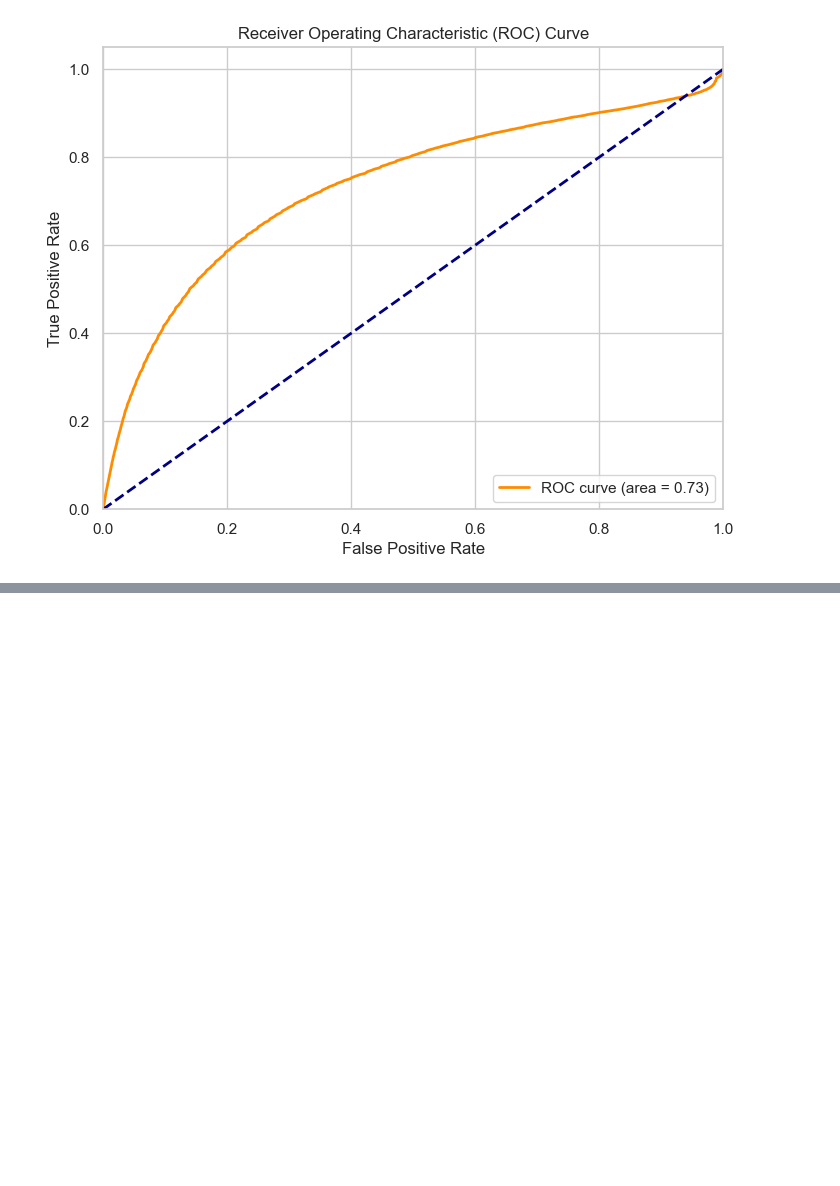
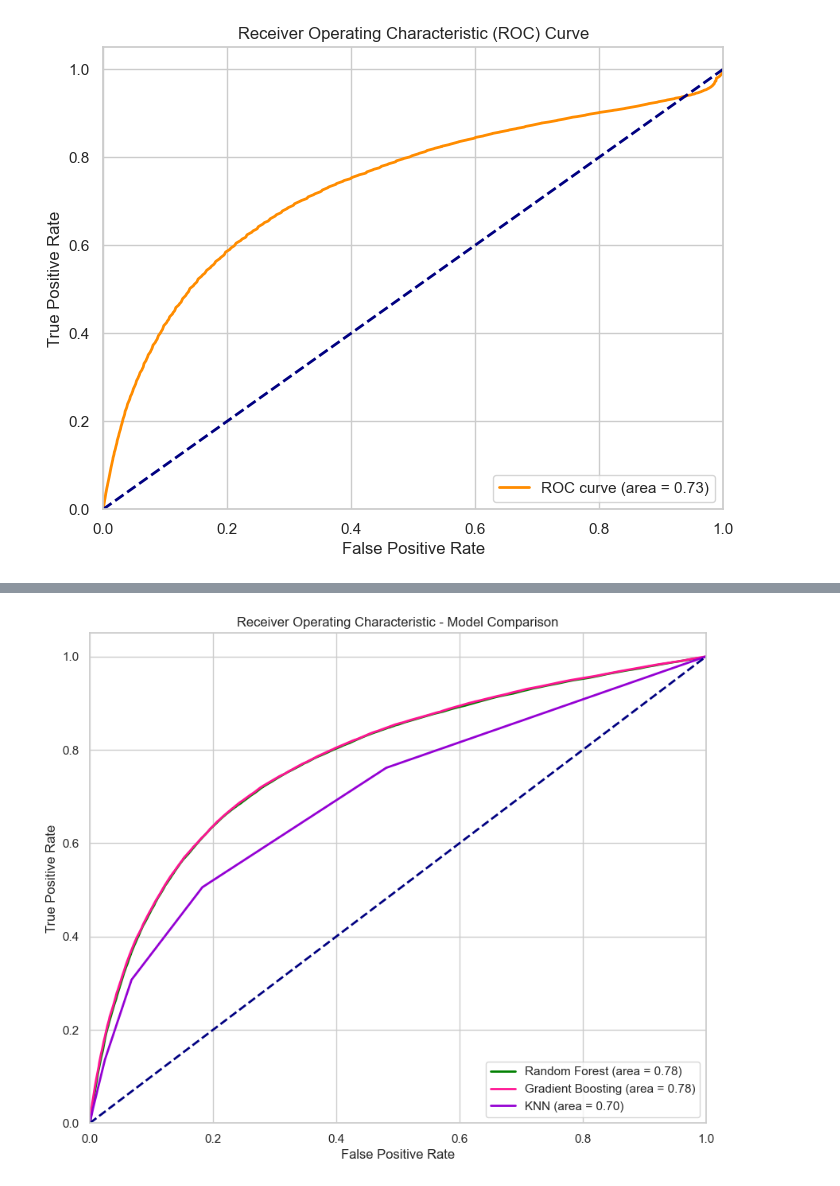
Before and after one commit to MiriJ15/Covid19-Demographic-Analysis, a Jupyter notebook: analysis.ipynb, the cells around one changed output, grey strips where cells are left out. Drawn from its saved outputs; the diff is of its cells as text; code cells hidden in the pictures; blank space fills up the shorter version.

```diff
--- a/analysis.ipynb
+++ b/analysis.ipynb
@@ -163,3 +163,74 @@ plt.show()
 # %% [output]
 [figure]
 [figure]
+# %%
+from sklearn.ensemble import RandomForestClassifier, GradientBoostingClassifier
+from sklearn.neighbors import KNeighborsClassifier
+
+# Random Forest Classifier
+rf_model = RandomForestClassifier(random_state=42)
+rf_model.fit(X_train_scaled, y_train)
+rf_y_pred = rf_model.predict(X_test_scaled)
+
+# Evaluate Random Forest Classifier
+rf_accuracy = accuracy_score(y_test, rf_y_pred)
+rf_classification_report = classification_report(y_test, rf_y_pred)
+print(f"Random Forest Model Evaluation:\n")
+print(f"Accuracy: {rf_accuracy:.2f}\n")
+print("Classification Report:")
+print(rf_classification_report)
+
+# Gradient Boosting Classifier
+gb_model = GradientBoostingClassifier(random_state=42)
+gb_model.fit(X_train_scaled, y_train)
+gb_y_pred = gb_model.predict(X_test_scaled)
+
+# Evaluate Gradient Boosting Classifier
+gb_accuracy = accuracy_score(y_test, gb_y_pred)
+gb_classification_report = classification_report(y_test, gb_y_pred)
+print(f"\nGradient Boosting Model Evaluation:\n")
+print(f"Accuracy: {gb_accuracy:.2f}\n")
+print("Classification Report:")
+print(gb_classification_report)
+
+# K-Nearest Neighbors Classifier
+knn_model = KNeighborsClassifier()
+knn_model.fit(X_train_scaled, y_train)
+knn_y_pred = knn_model.predict(X_test_scaled)
+
+# Evaluate K-Nearest Neighbors Classifier
+knn_accuracy = accuracy_score(y_test, knn_y_pred)
+knn_classification_report = classification_report(y_test, knn_y_pred)
+print(f"\nK-Nearest Neighbors Model Evaluation:\n")
+print(f"Accuracy: {knn_accuracy:.2f}\n")
+print("Classification Report:")
+print(knn_classification_report)
+
+# Compare AUC for Random Forest, Gradient Boosting, and KNN
+rf_y_pred_prob = rf_model.predict_proba(X_test_scaled)[:, 1]
+gb_y_pred_prob = gb_model.predict_proba(X_test_scaled)[:, 1]
+knn_y_pred_prob = knn_model.predict_proba(X_test_scaled)[:, 1]
+
+# Calculate ROC Curve and AUC
+rf_fpr, rf_tpr, _ = roc_curve(y_test, rf_y_pred_prob, pos_label=2)
+gb_fpr, gb_tpr, _ = roc_curve(y_test, gb_y_pred_prob, pos_label=2)
+knn_fpr, knn_tpr, _ = roc_curve(y_test, knn_y_pred_prob, pos_label=2)
+
+rf_roc_auc = auc(rf_fpr, rf_tpr)
+gb_roc_auc = auc(gb_fpr, gb_tpr)
+knn_roc_auc = auc(knn_fpr, knn_tpr)
+
+# Plot ROC Curves for comparison
+plt.figure(figsize=(10, 8))
+plt.plot(rf_fpr, rf_tpr, color='green', lw=2, label=f'Random Forest (area = {rf_roc_auc:.2f})')
+plt.plot(gb_fpr, gb_tpr, color='deeppink', lw=2, label=f'Gradient Boosting (area = {gb_roc_auc:.2f})')
+plt.plot(knn_fpr, knn_tpr, color='darkviolet', lw=2, label=f'KNN (area = {knn_roc_auc:.2f})')
+plt.plot([0, 1], [0, 1], color='navy', lw=2, linestyle='--')
+plt.xlim([0.0, 1.0])
+plt.ylim([0.0, 1.05])
+plt.xlabel('False Positive Rate')
+plt.ylabel('True Positive Rate')
+plt.title('Receiver Operating Characteristic - Model Comparison')
+plt.legend(loc="lower right")
+plt.show()
+# %% [output]
@@ -165,0 +254 @@ plt.show()
+[figure, added]
```
Also changed, not shown: parts of 4 cells of this notebook, 2 other files.
